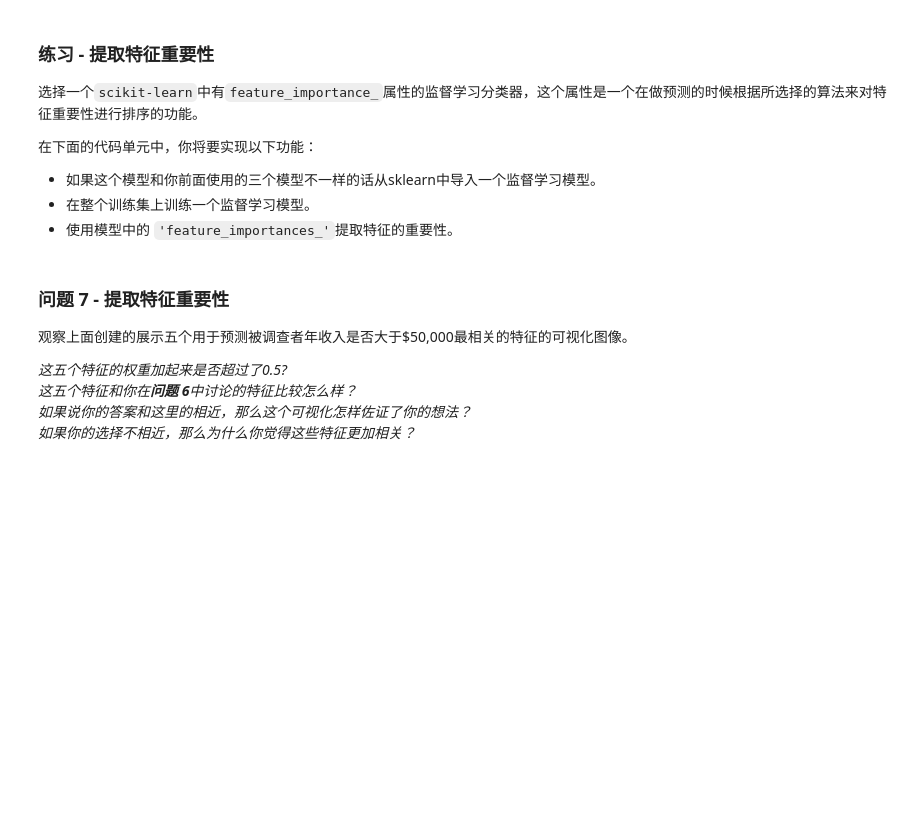
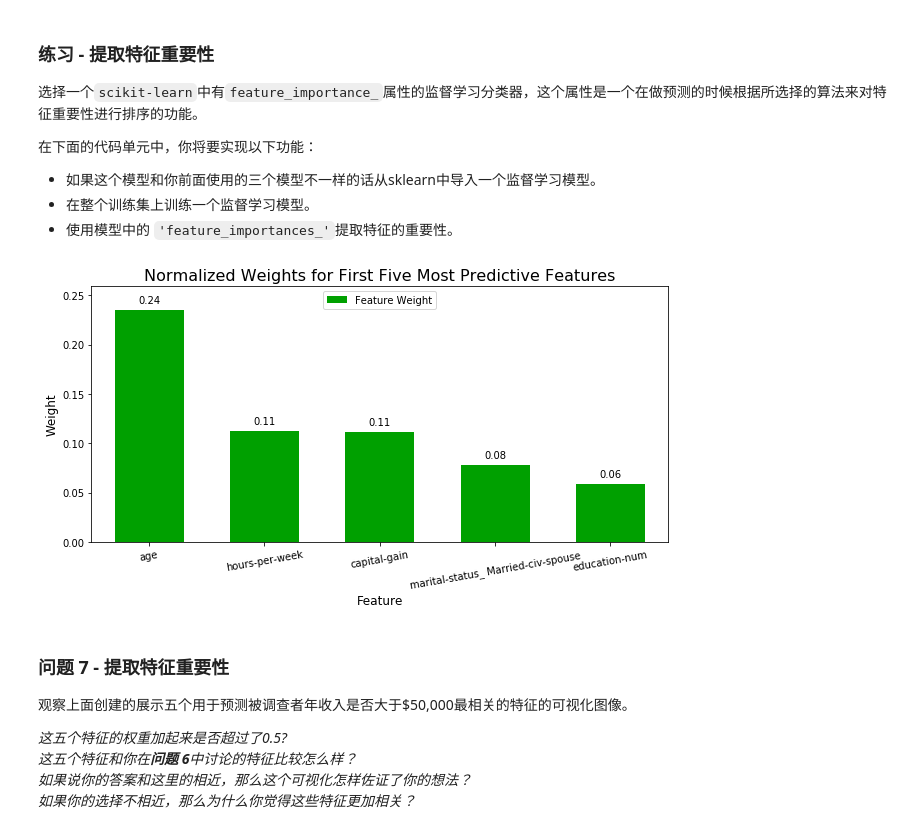
Before and after one commit to njxz/find_donors, a Jupyter notebook: finding_donors.ipynb, the cells around one changed output. Saved outputs shown, nothing was run; the diff lists cells and outputs as text; code cells hidden in the pictures; blank space fills up the shorter version.

```diff
--- a/finding_donors.ipynb
+++ b/finding_donors.ipynb
@@ -562,14 +639,17 @@ _在这十三个记录中，你认为哪五个特征对于预测是最重要的
 # %%
 # TODO：导入一个有'feature_importances_'的监督学习模型
 
 # TODO：在训练集上训练一个监督学习模型
-model = None
+model = RandomForestClassifier(random_state=5)
+model.fit(X_train,y_train)
 
 # TODO： 提取特征重要性
-importances = None
+importances = model.feature_importances_
 
 # 绘图
 vs.feature_plot(importances, X_train, y_train)
+# %% [output]
+[figure, added]
 # %% [markdown]
 ### 问题 7 - 提取特征重要性
 观察上面创建的展示五个用于预测被调查者年收入是否大于\$50,000最相关的特征的可视化图像。
```
Also changed, not shown: parts of 23 cells of this notebook, 1 other file.
